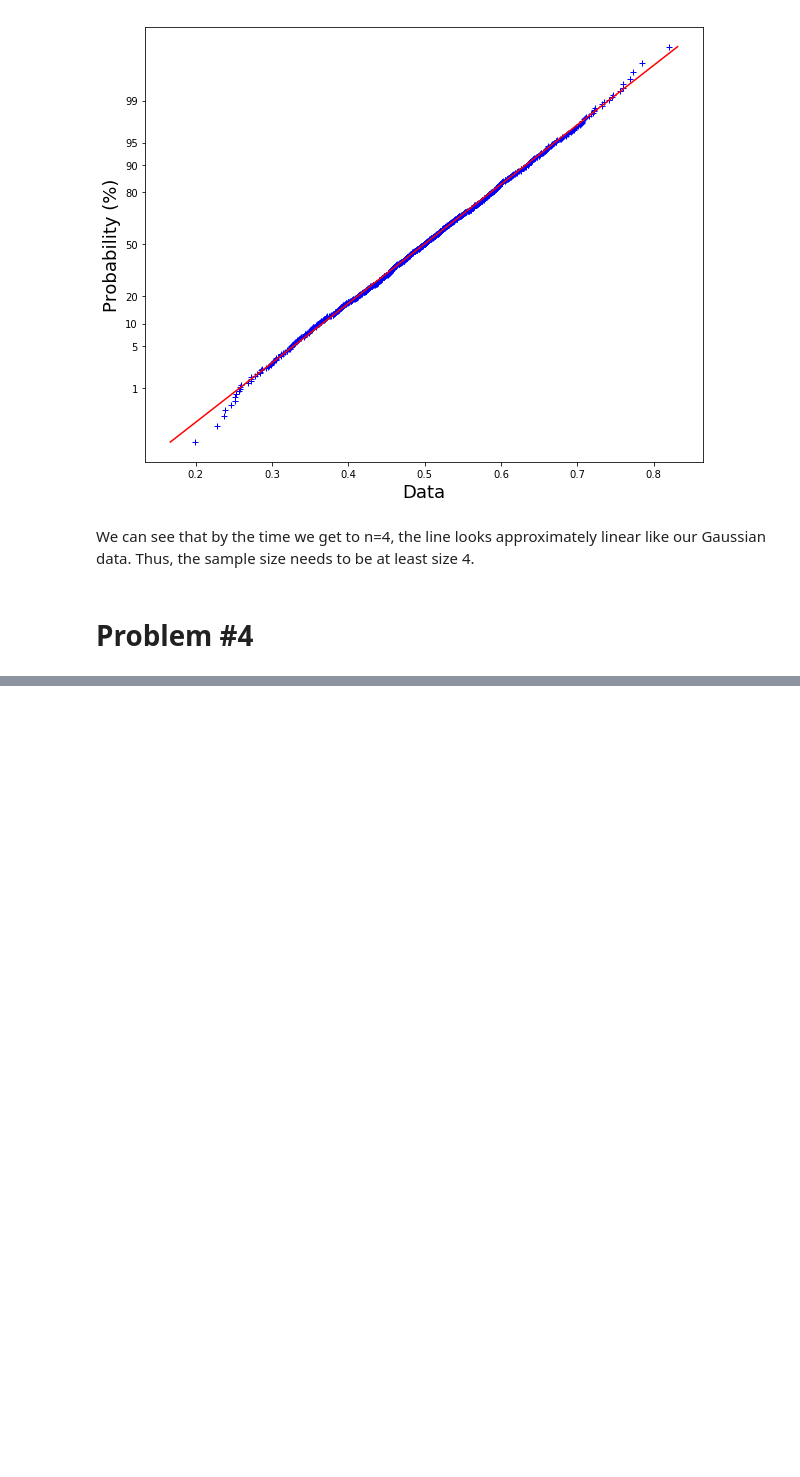
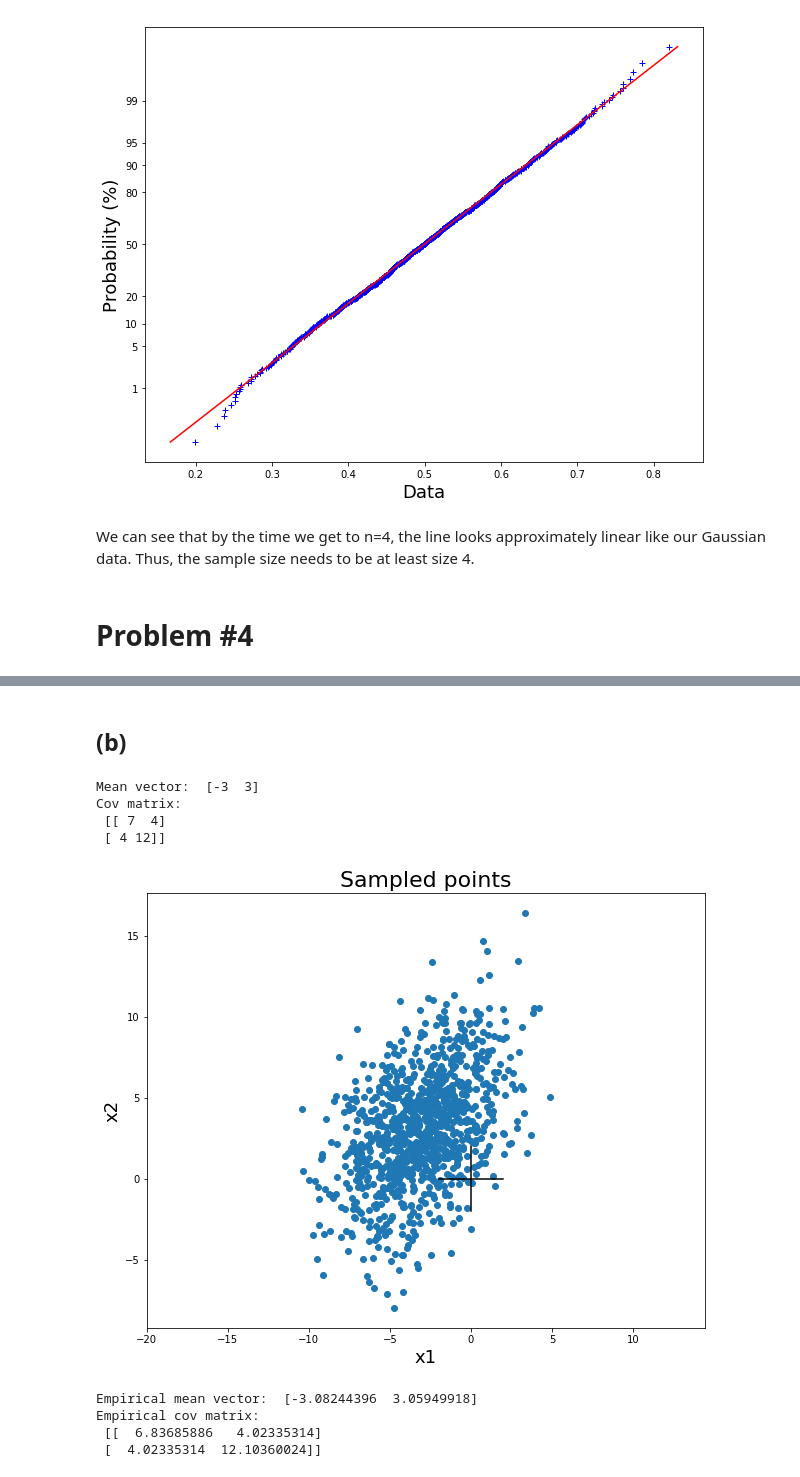
Before and after one commit to rfeinman/hw-mathtools, a Jupyter notebook: Feinman_Reuben_HW4/hw4.ipynb, the cells around one changed output, grey strips where cells are left out. Cells and saved outputs as stored; diff of their text form; code cells hidden in the pictures; blank space fills up the shorter version.

```diff
--- a/Feinman_Reuben_HW4/hw4.ipynb
+++ b/Feinman_Reuben_HW4/hw4.ipynb
@@ -317,11 +317,3 @@ Trying with n=8:
 We can see that by the time we get to n=4, the line looks approximately linear like our Gaussian data. Thus, the sample size needs to be at least size 4.
 # %% [markdown]
 # Problem #4
-# %%
-def ndRandn(mean, cov, num=1):
-    """
-    TODO
-    """
-    # First, sample from an N-dimensional Gaussian with mean=0
-    # and the identity matrix as the covariance.
-    samples = np.random.normal(size=num)
@@ -327,0 +355,42 @@ def ndRandn(mean, cov, num=1):
+# %% [markdown]
+## (b)
+# %%
+# First create an arbitrary mean vector
+mean = np.asarray([-3, 3])
+print('Mean vector: ', mean)
+# Now create an arbitrary covariance matrix. Covariance
+# matrices must be positive semi-definite.
+cov = np.asarray([[7, 4], [4, 12]])
+print('Cov matrix: \n', cov)
+# %% [output]
+Mean vector:  [-3  3]
+Cov matrix:
+ [[ 7  4]
+ [ 4 12]]
+# %%
+# Now, collect our samples
+X = ndRandn(mean, cov, num=1000)
+# Plot the samples
+plt.figure(figsize=(10,8))
+plt.axis('equal')
+plt.plot([-2, 2], [0, 0], c='black') # X-axis
+plt.plot([0, 0], [-2, 2], c='black') # Y-axis
+plt.scatter(X[:,0], X[:,1]) # Data points
+plt.title('Sampled points', fontsize=22)
+plt.xlabel('x1', fontsize=18)
+plt.ylabel('x2', fontsize=18)
+plt.show()
+# %% [output]
+[figure, added]
+# %%
+# Get empirical mean and covariance statistics
+mean_emp = X.mean(axis=0)
+cov_emp = np.cov(X.T)
+print('Empirical mean vector: ', mean_emp)
+print('Empirical cov matrix: \n', cov_emp)
+print('\n')
+# %% [output]
+Empirical mean vector:  [-3.08244396  3.05949918]
+Empirical cov matrix:
+ [[  6.83685886   4.02335314]
+ [  4.02335314  12.10360024]]
```
Also changed, not shown: parts of 10 cells of this notebook.
